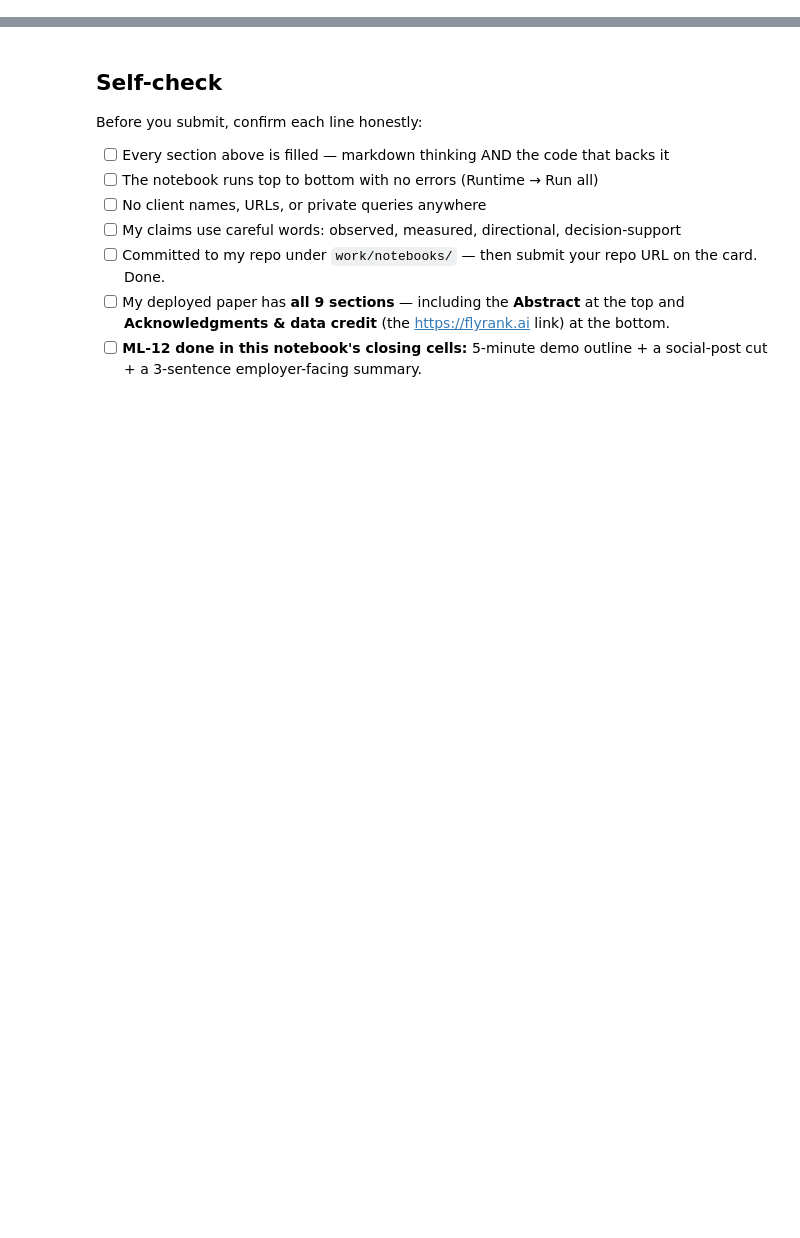
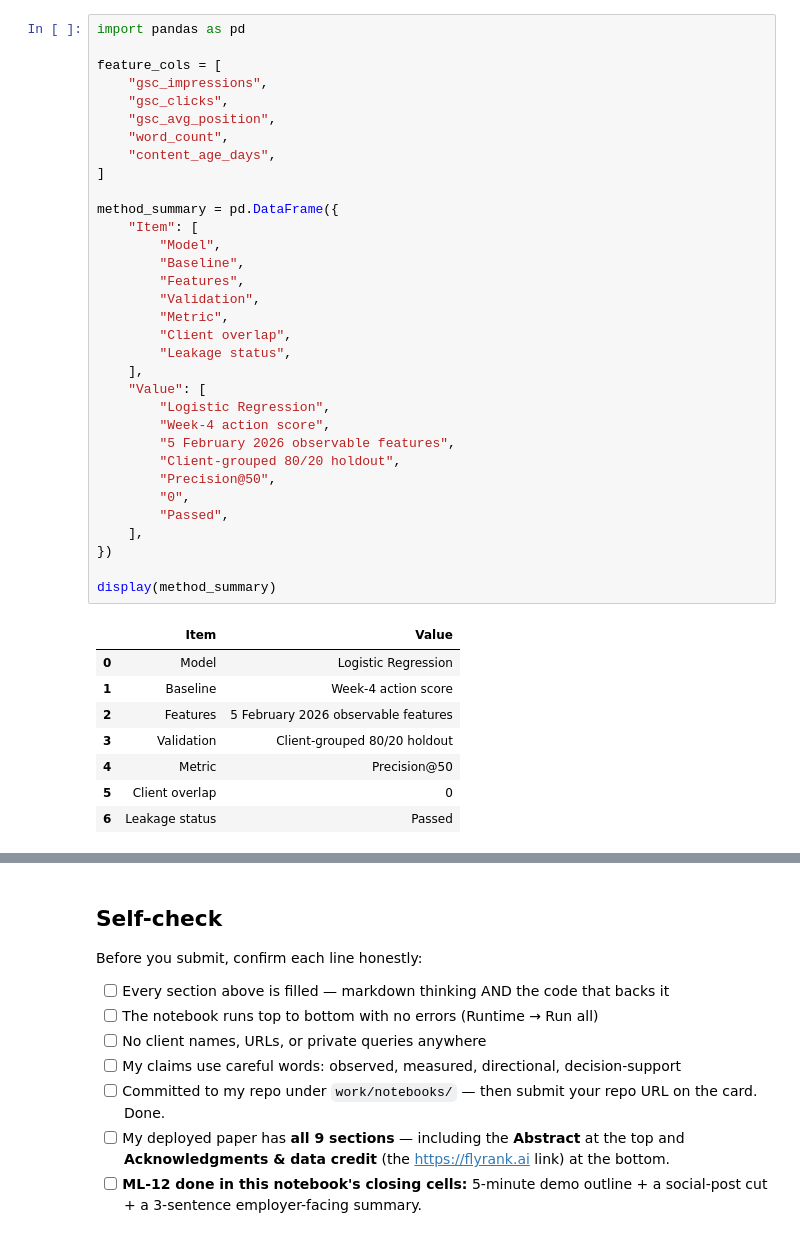
Before and after one commit to Lokeshtiwari723/Proto-ex, a Jupyter notebook: work/notebooks/capstone.ipynb, the cells around one changed output, grey strips where cells are left out. Drawn from its saved outputs; the diff is of its cells as text; blank space fills up the shorter version.

```diff
--- a/work/notebooks/capstone.ipynb
+++ b/work/notebooks/capstone.ipynb
@@ -36,0 +116,42 @@ This skeleton is yours to fill. Work the sections **in order** — each one has
+# %%
+import pandas as pd
+
+feature_cols = [
+    "gsc_impressions",
+    "gsc_clicks",
+    "gsc_avg_position",
+    "word_count",
+    "content_age_days",
+]
+
+method_summary = pd.DataFrame({
+    "Item": [
+        "Model",
+        "Baseline",
+        "Features",
+        "Validation",
+        "Metric",
+        "Client overlap",
+        "Leakage status",
+    ],
+    "Value": [
+        "Logistic Regression",
+        "Week-4 action score",
+        "5 February 2026 observable features",
+        "Client-grouped 80/20 holdout",
+        "Precision@50",
+        "0",
+        "Passed",
+    ],
+})
+
+display(method_summary)
+# %% [output]
+|  | Item | Value |
+| 0 | Model | Logistic Regression |
+| 1 | Baseline | Week-4 action score |
+| 2 | Features | 5 February 2026 observable features |
+| 3 | Validation | Client-grouped 80/20 holdout |
+| 4 | Metric | Precision@50 |
+| 5 | Client overlap | 0 |
+| 6 | Leakage status | Passed |
```
Also changed, not shown: parts of 20 cells of this notebook.
